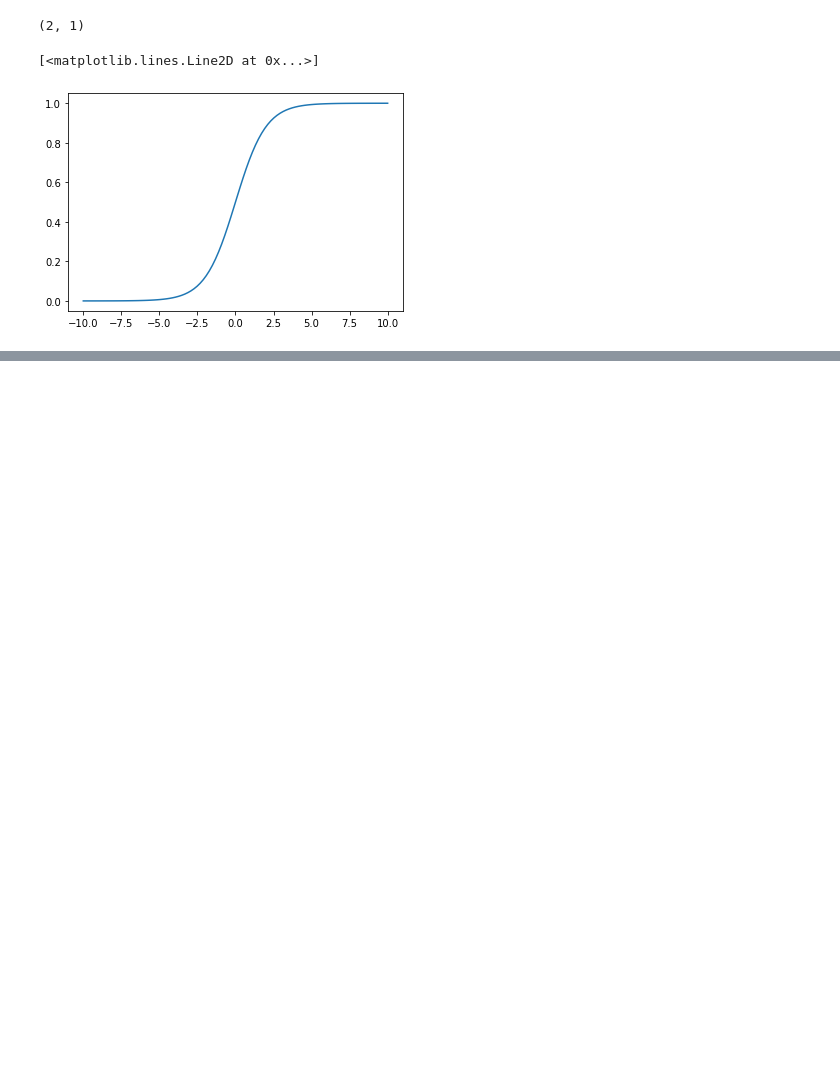
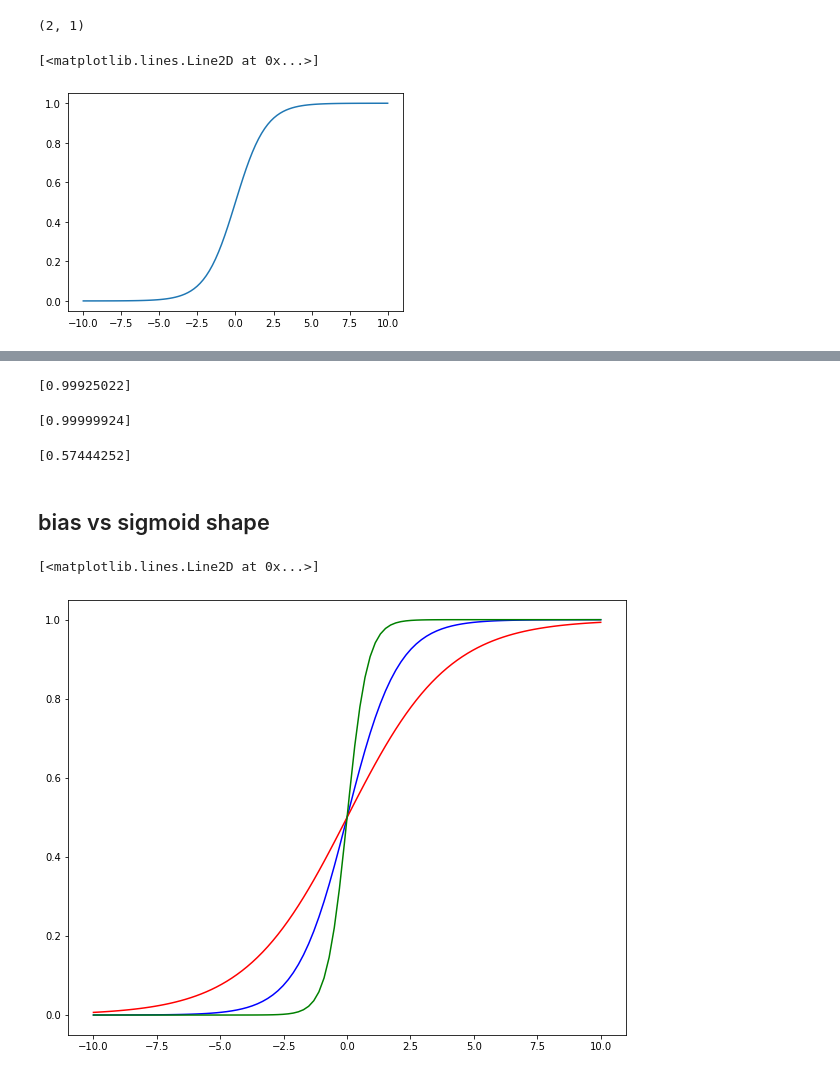
Before and after one commit to marcomilanesio/marcomilanesio.github.io, a Jupyter notebook: material/5/perceptron.ipynb, the cells around one changed output, grey strips where cells are left out. Cells and saved outputs as stored; diff of their text form; code cells hidden in the pictures; blank space fills up the shorter version.

```diff
--- a/material/5/perceptron.ipynb
+++ b/material/5/perceptron.ipynb
@@ -208,0 +215,37 @@ print(weights)
+# %%
+# prediction for (1,0) --> target = 1
+point = np.array([1,0])
+step1 = np.dot(point, weights) + bias   # apply the formula to calculate the input
+step2 = sigmoid(step1)                  # calculate the output as per activation function
+print(step2)
+# %% [output]
+[0.99925022]
+# %%
+# prediction for (1,1) --> target = 1
+point = np.array([1,1])
+step1 = np.dot(point, weights) + bias
+step2 = sigmoid(step1)
+print(step2)
+# %% [output]
+[0.99999924]
+# %%
+# prediction for (0, 0) --> target = 0
+point = np.array([0,0])
+step1 = np.dot(point, weights) + bias
+step2 = sigmoid(step1)
+print(step2)
+# %% [output]
+[0.57444252]
+# %% [markdown]
+## bias vs sigmoid shape
+# %%
+test_input = np.linspace(-10, 10, 100)
+# %%
+# b = something in the perceptron
+plt.rcParams['figure.figsize'] = (10, 8)
+plt.plot(test_input, sigmoid(test_input * 1), c='b')
+plt.plot(test_input, sigmoid(test_input * 0.5), c='r')
+plt.plot(test_input, sigmoid(test_input * 2.5), c='g')
+# %% [output]
+[<matplotlib.lines.Line2D at 0x...>]
+[figure, added]
```
Also changed, not shown: parts of 7 cells of this notebook, 2 other files.
